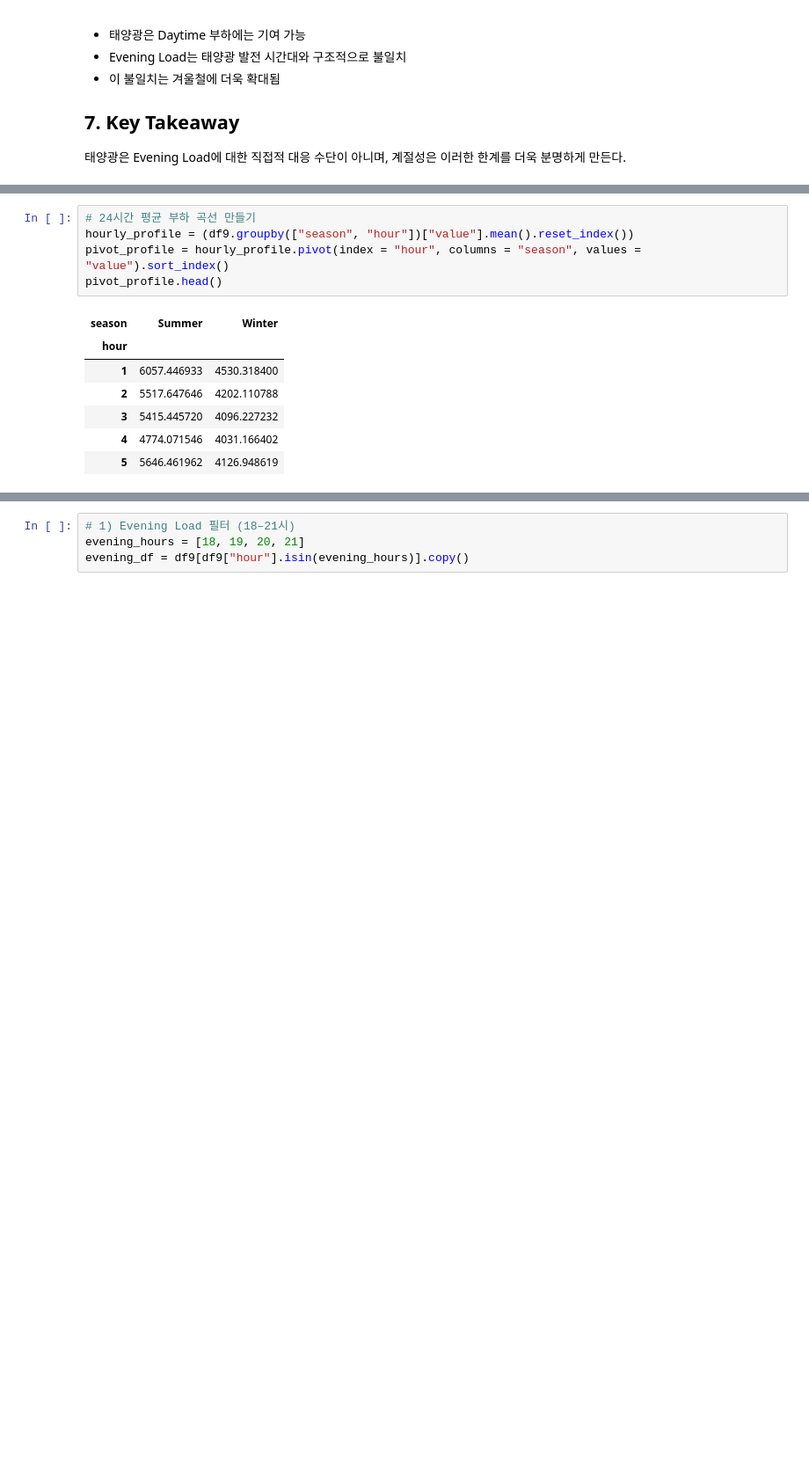
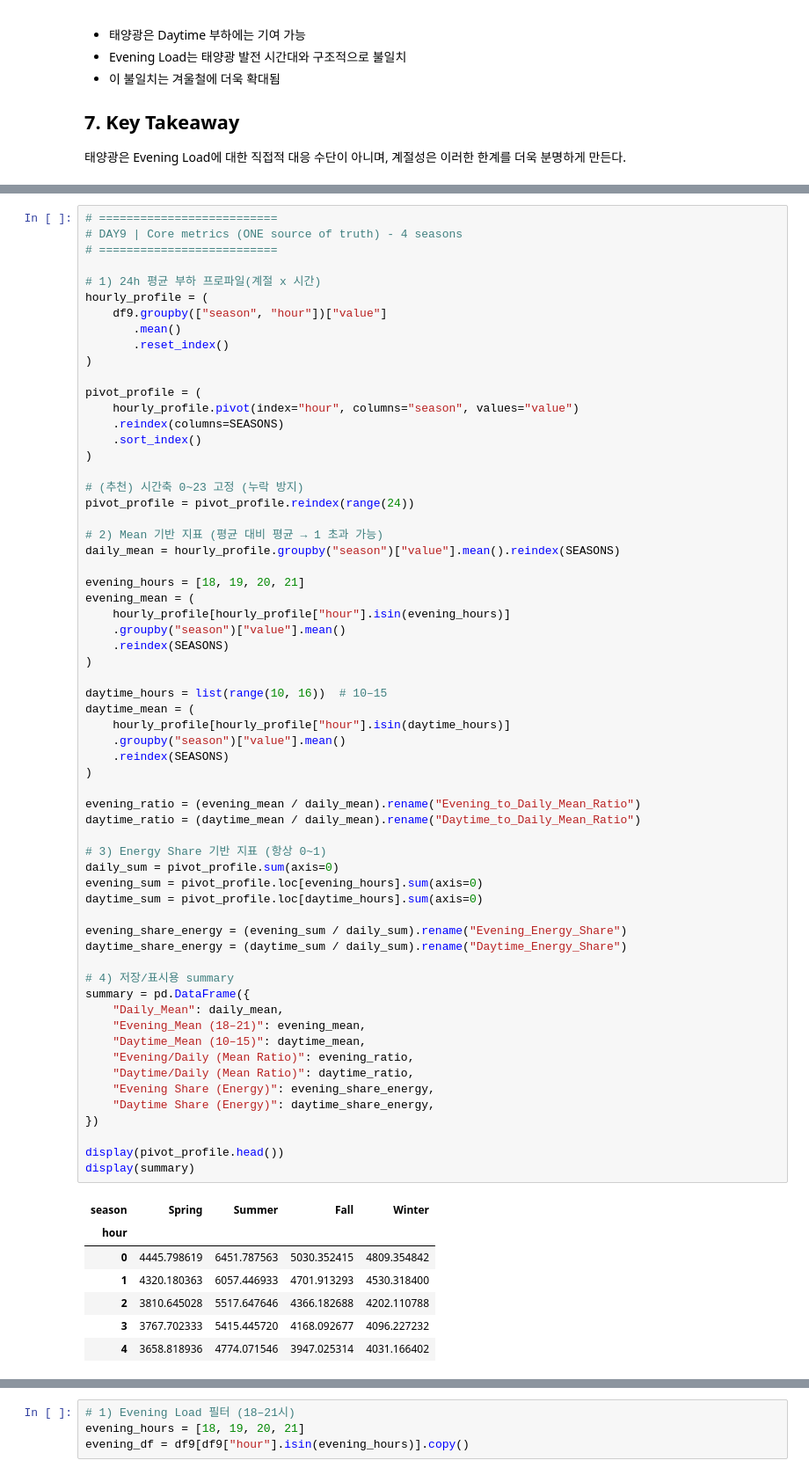
Before and after one commit to s2pray4u2s/seoul-pv-load-analysis, a Jupyter notebook: notebooks/09_DAY9_seasonal_evening_load_analysis.ipynb, the cells around one changed output, grey strips where cells are left out. Shown at 88% size. Saved outputs shown, nothing was run; the diff lists cells and outputs as text; blank space fills up the shorter version.

```diff
--- a/notebooks/09_DAY9_seasonal_evening_load_analysis.ipynb
+++ b/notebooks/09_DAY9_seasonal_evening_load_analysis.ipynb
@@ -220,13 +249,70 @@ df9= df9[df9["season"].isin(["Summer", "Winter"])].copy()
 # %%
-# 24시간 평균 부하 곡선 만들기
-hourly_profile = (df9.groupby(["season", "hour"])["value"].mean().reset_index())
-pivot_profile = hourly_profile.pivot(index = "hour", columns = "season", values = "value").sort_index()
-pivot_profile.head()
+# ==========================
+# DAY9 | Core metrics (ONE source of truth) - 4 seasons
+# ==========================
+
+# 1) 24h 평균 부하 프로파일(계절 x 시간)
+hourly_profile = (
+    df9.groupby(["season", "hour"])["value"]
+       .mean()
+       .reset_index()
+)
+
+pivot_profile = (
+    hourly_profile.pivot(index="hour", columns="season", values="value")
+    .reindex(columns=SEASONS)
+    .sort_index()
+)
+
+# (추천) 시간축 0~23 고정 (누락 방지)
+pivot_profile = pivot_profile.reindex(range(24))
+
+# 2) Mean 기반 지표 (평균 대비 평균 → 1 초과 가능)
+daily_mean = hourly_profile.groupby("season")["value"].mean().reindex(SEASONS)
+
+evening_hours = [18, 19, 20, 21]
+evening_mean = (
+    hourly_profile[hourly_profile["hour"].isin(evening_hours)]
+    .groupby("season")["value"].mean()
+    .reindex(SEASONS)
+)
+
+daytime_hours = list(range(10, 16))  # 10–15
+daytime_mean = (
+    hourly_profile[hourly_profile["hour"].isin(daytime_hours)]
+    .groupby("season")["value"].mean()
+    .reindex(SEASONS)
+)
+
+evening_ratio = (evening_mean / daily_mean).rename("Evening_to_Daily_Mean_Ratio")
+daytime_ratio = (daytime_mean / daily_mean).rename("Daytime_to_Daily_Mean_Ratio")
+
+# 3) Energy Share 기반 지표 (항상 0~1)
+daily_sum = pivot_profile.sum(axis=0)
+evening_sum = pivot_profile.loc[evening_hours].sum(axis=0)
+daytime_sum = pivot_profile.loc[daytime_hours].sum(axis=0)
+
+evening_share_energy = (evening_sum / daily_sum).rename("Evening_Energy_Share")
+daytime_share_energy = (daytime_sum / daily_sum).rename("Daytime_Energy_Share")
+
+# 4) 저장/표시용 summary
+summary = pd.DataFrame({
+    "Daily_Mean": daily_mean,
+    "Evening_Mean (18–21)": evening_mean,
+    "Daytime_Mean (10–15)": daytime_mean,
+    "Evening/Daily (Mean Ratio)": evening_ratio,
+    "Daytime/Daily (Mean Ratio)": daytime_ratio,
+    "Evening Share (Energy)": evening_share_energy,
+    "Daytime Share (Energy)": daytime_share_energy,
+})
+
+display(pivot_profile.head())
+display(summary)
 # %% [output]
-| season | Summer | Winter |
-| hour |  |  |
-| 1 | 6057.446933 | 4530.318400 |
-| 2 | 5517.647646 | 4202.110788 |
-| 3 | 5415.445720 | 4096.227232 |
-| 4 | 4774.071546 | 4031.166402 |
-| 5 | 5646.461962 | 4126.948619 |
+| season | Spring | Summer | Fall | Winter |
+| hour |  |  |  |  |
+| 0 | 4445.798619 | 6451.787563 | 5030.352415 | 4809.354842 |
+| 1 | 4320.180363 | 6057.446933 | 4701.913293 | 4530.318400 |
+| 2 | 3810.645028 | 5517.647646 | 4366.182688 | 4202.110788 |
+| 3 | 3767.702333 | 5415.445720 | 4168.092677 | 4096.227232 |
+| 4 | 3658.818936 | 4774.071546 | 3947.025314 | 4031.166402 |
```
Also changed, not shown: parts of 23 cells of this notebook, 4 other files.
